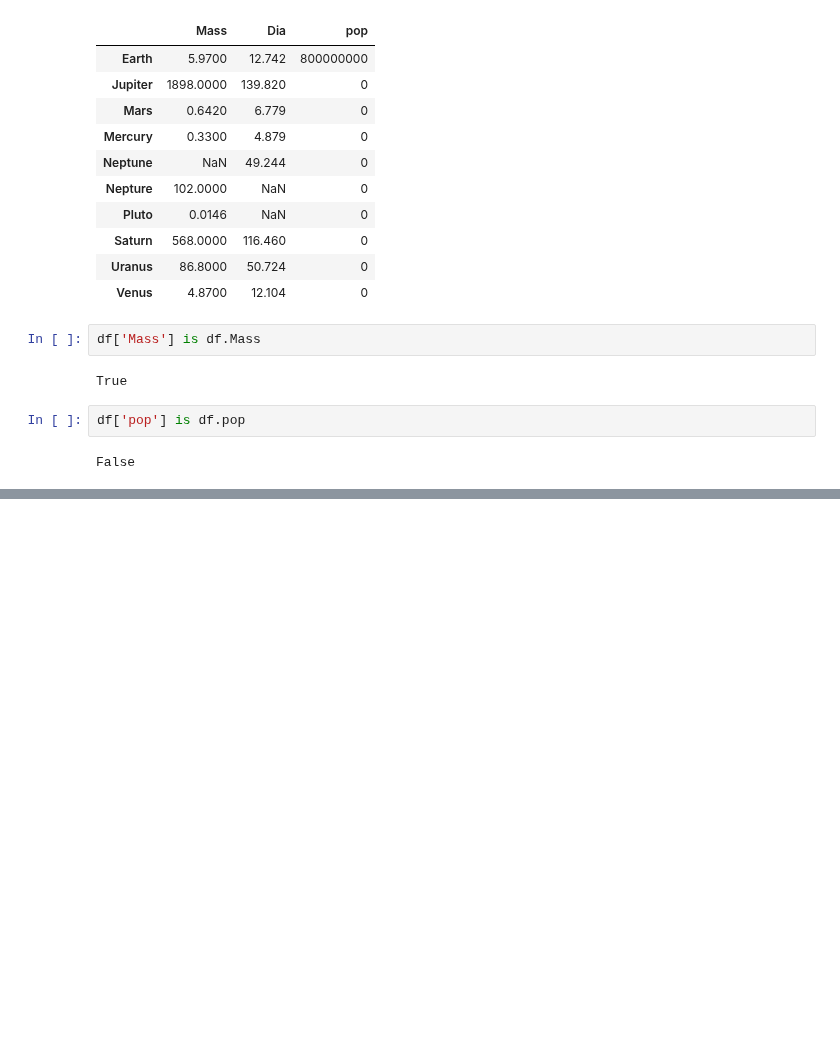
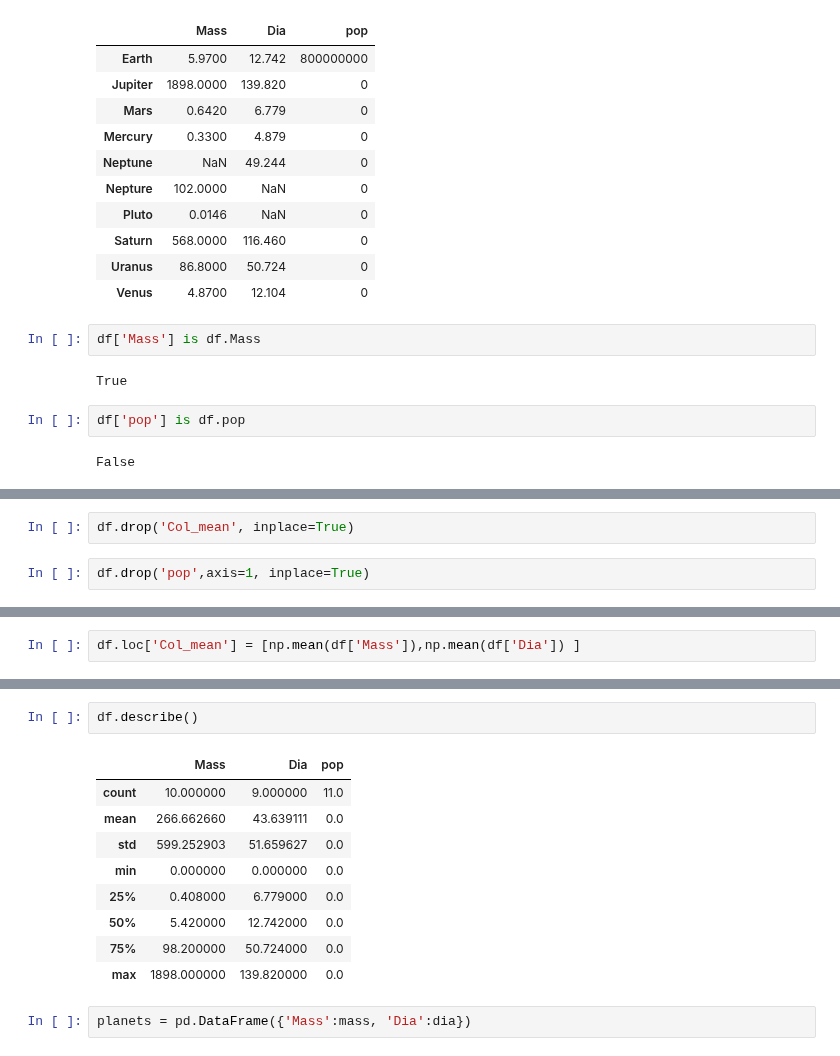
Before and after one commit to ajayks1974/learn_tools_tech, a Jupyter notebook: fds/fds_wk10_pandas.ipynb, the cells around one changed output, grey strips where cells are left out. Saved outputs shown, nothing was run; the diff lists cells and outputs as text; blank space fills up the shorter version.

```diff
--- a/fds/fds_wk10_pandas.ipynb
+++ b/fds/fds_wk10_pandas.ipynb
@@ -250,0 +275,4 @@ def create_mean_row(df):
+# %%
+df.drop('Col_mean', inplace=True)
+# %%
+df.drop('pop',axis=1, inplace=True)
@@ -250,0 +293,2 @@ def create_mean_row(df):
+# %%
+df.loc['Col_mean'] = [np.mean(df['Mass']),np.mean(df['Dia']) ]
@@ -250,0 +381,14 @@ def create_mean_row(df):
+# %%
+df.describe()
+# %% [output]
+|  | Mass | Dia | pop |
+| count | 10.000000 | 9.000000 | 11.0 |
+| mean | 266.662660 | 43.639111 | 0.0 |
+| std | 599.252903 | 51.659627 | 0.0 |
+| min | 0.000000 | 0.000000 | 0.0 |
+| 25% | 0.408000 | 6.779000 | 0.0 |
+| 50% | 5.420000 | 12.742000 | 0.0 |
+| 75% | 98.200000 | 50.724000 | 0.0 |
+| max | 1898.000000 | 139.820000 | 0.0 |
+# %%
+planets = pd.DataFrame({'Mass':mass, 'Dia':dia})
```
Also changed, not shown: parts of 42 cells of this notebook.
